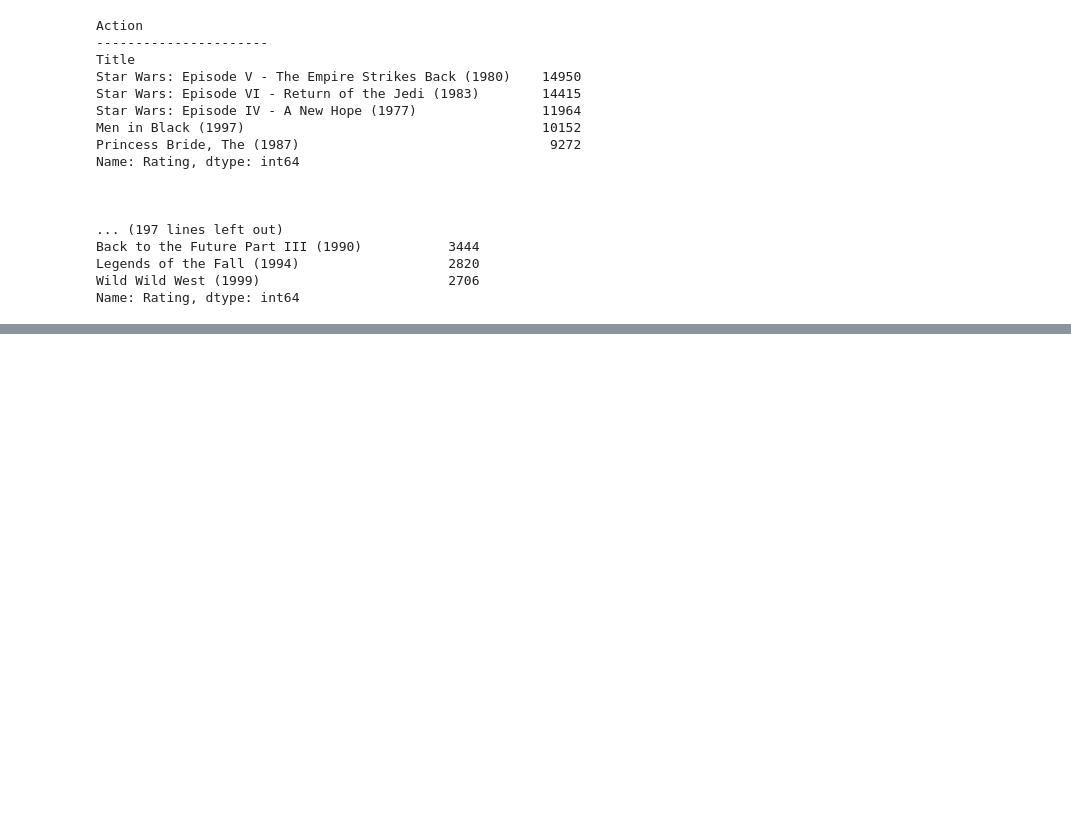
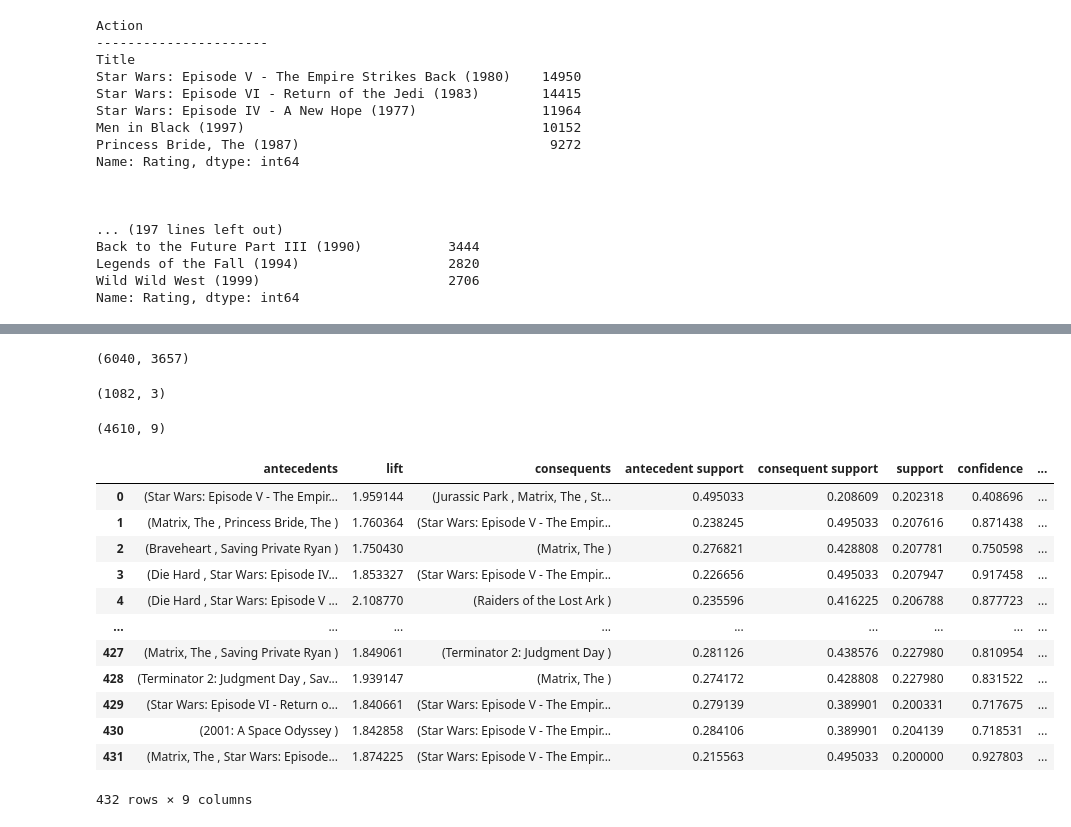
Before and after one commit to anidec25/Linear-Regression, a Jupyter notebook: Recommender System/zee_casestudy.ipynb, the cells around one changed output, grey strips where cells are left out. Cells and saved outputs as stored; diff of their text form; code cells hidden in the pictures; blank space fills up the shorter version.

```diff
--- a/Recommender System/zee_casestudy.ipynb
+++ b/Recommender System/zee_casestudy.ipynb
@@ -907,0 +1457,43 @@ Name: Rating, dtype: int64
+# %%
+frame = data.groupby(["UserID","Title"])["Rating"].mean().unstack().reset_index().fillna(0).set_index('UserID')
+# %%
+frame = (frame > 0).astype(int)
+frame.shape
+# %% [output]
+(6040, 3657)
+# %%
+import warnings
+warnings.filterwarnings('ignore')
+
+from mlxtend.frequent_patterns import apriori
+frequent_itemsets_plus = apriori(frame, min_support=0.2,
+                                 use_colnames=True).sort_values('support', ascending=False).reset_index(drop=True)
+
+
+frequent_itemsets_plus['length'] = frequent_itemsets_plus['itemsets'].apply(lambda x: len(x))
+# %%
+frequent_itemsets_plus.shape
+# %% [output]
+(1082, 3)
+# %%
+from mlxtend.frequent_patterns import association_rules
+rules = association_rules(frequent_itemsets_plus, metric ="lift", min_threshold = 0.8)
+rules.shape
+# %% [output]
+(4610, 9)
+# %%
+rules.groupby(["antecedents"])["lift"].max().reset_index().merge(rules,on=["antecedents","lift"])
+# %% [output]
+|  | antecedents | lift | consequents | antecedent support | consequent support | support | confidence | ... |
+| 0 | (Star Wars: Episode V - The Empir... | 1.959144 | (Jurassic Park , Matrix, The , St... | 0.495033 | 0.208609 | 0.202318 | 0.408696 | ... |
+| 1 | (Matrix, The , Princess Bride, The ) | 1.760364 | (Star Wars: Episode V - The Empir... | 0.238245 | 0.495033 | 0.207616 | 0.871438 | ... |
+| 2 | (Braveheart , Saving Private Ryan ) | 1.750430 | (Matrix, The ) | 0.276821 | 0.428808 | 0.207781 | 0.750598 | ... |
+| 3 | (Die Hard , Star Wars: Episode IV... | 1.853327 | (Star Wars: Episode V - The Empir... | 0.226656 | 0.495033 | 0.207947 | 0.917458 | ... |
+| 4 | (Die Hard , Star Wars: Episode V ... | 2.108770 | (Raiders of the Lost Ark ) | 0.235596 | 0.416225 | 0.206788 | 0.877723 | ... |
+| ... | ... | ... | ... | ... | ... | ... | ... | ... |
+| 427 | (Matrix, The , Saving Private Ryan ) | 1.849061 | (Terminator 2: Judgment Day ) | 0.281126 | 0.438576 | 0.227980 | 0.810954 | ... |
+| 428 | (Terminator 2: Judgment Day , Sav... | 1.939147 | (Matrix, The ) | 0.274172 | 0.428808 | 0.227980 | 0.831522 | ... |
+| 429 | (Star Wars: Episode VI - Return o... | 1.840661 | (Star Wars: Episode V - The Empir... | 0.279139 | 0.389901 | 0.200331 | 0.717675 | ... |
+| 430 | (2001: A Space Odyssey ) | 1.842858 | (Star Wars: Episode V - The Empir... | 0.284106 | 0.389901 | 0.204139 | 0.718531 | ... |
+| 431 | (Matrix, The , Star Wars: Episode... | 1.874225 | (Star Wars: Episode V - The Empir... | 0.215563 | 0.495033 | 0.200000 | 0.927803 | ... |
+432 rows × 9 columns
```
Also changed, not shown: parts of 62 cells of this notebook.
